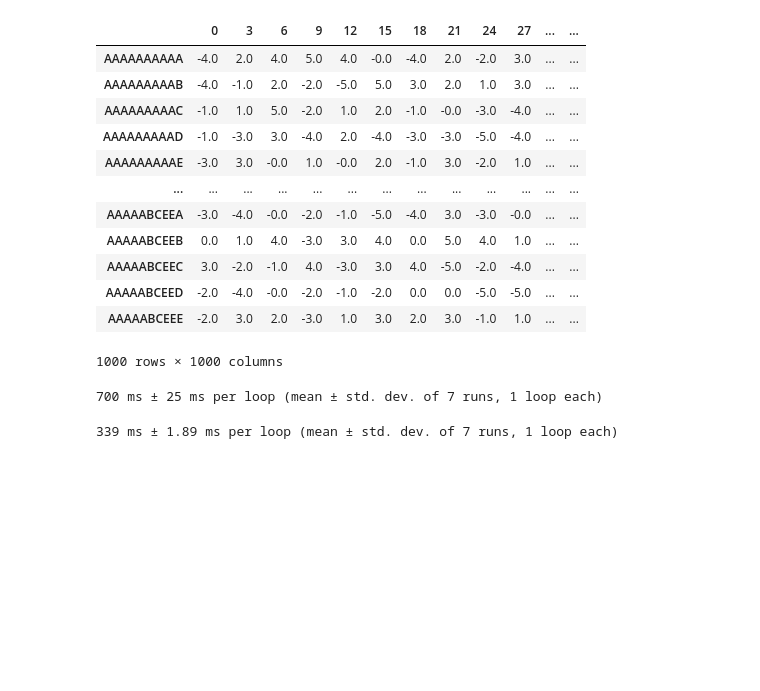
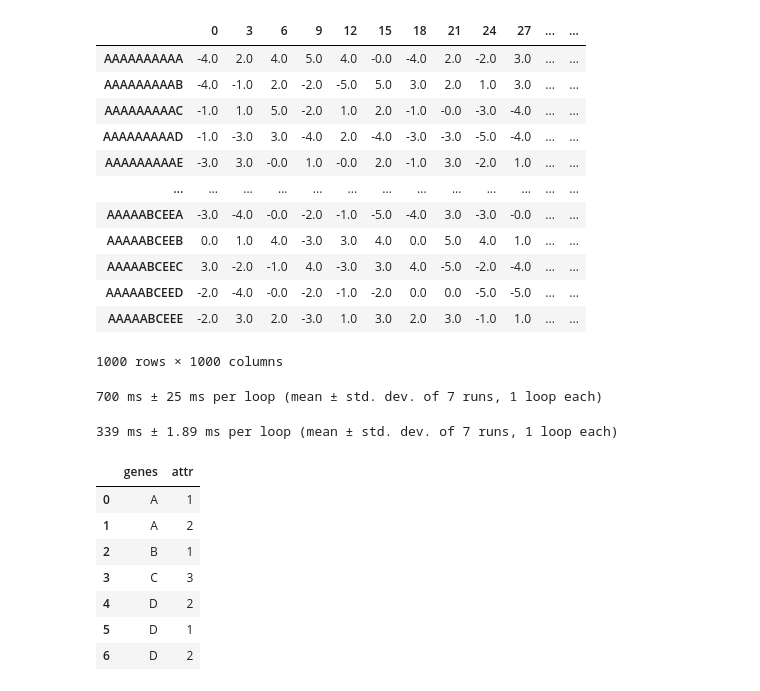
Before and after one commit to MaayanLab/Harmonizome-Data-Processing-Appyters, a Jupyter notebook: utilities/test.ipynb, the cells around one changed output. Saved outputs shown, nothing was run; the diff lists cells and outputs as text; code cells hidden in the pictures; blank space fills up the shorter version.

```diff
--- a/utilities/test.ipynb
+++ b/utilities/test.ipynb
@@ -240,3 +242,17 @@ df
 339 ms ± 1.89 ms per loop (mean ± std. dev. of 7 runs, 1 loop each)
 # %%
 assert(qn.equals(qn2))
+# %%
+genes = ['A', 'A', 'B', 'C', 'D', 'D', 'D']
+attr = [1, 2, 1, 3, 2, 1, 2]
+df = pd.DataFrame(data={'genes': genes, 'attr': attr})
+df
+# %% [output]
+|  | genes | attr |
+| 0 | A | 1 |
+| 1 | A | 2 |
+| 2 | B | 1 |
+| 3 | C | 3 |
+| 4 | D | 2 |
+| 5 | D | 1 |
+| 6 | D | 2 |
```
Also changed, not shown: parts of 2 cells of this notebook, 10 other files.
